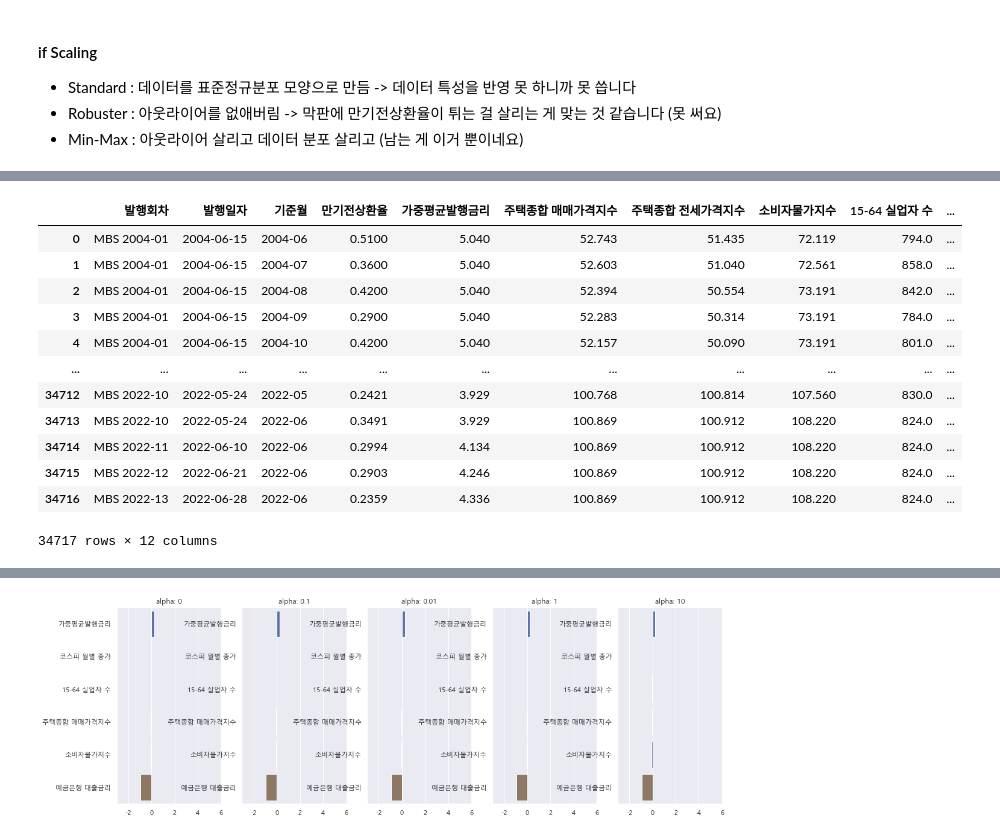
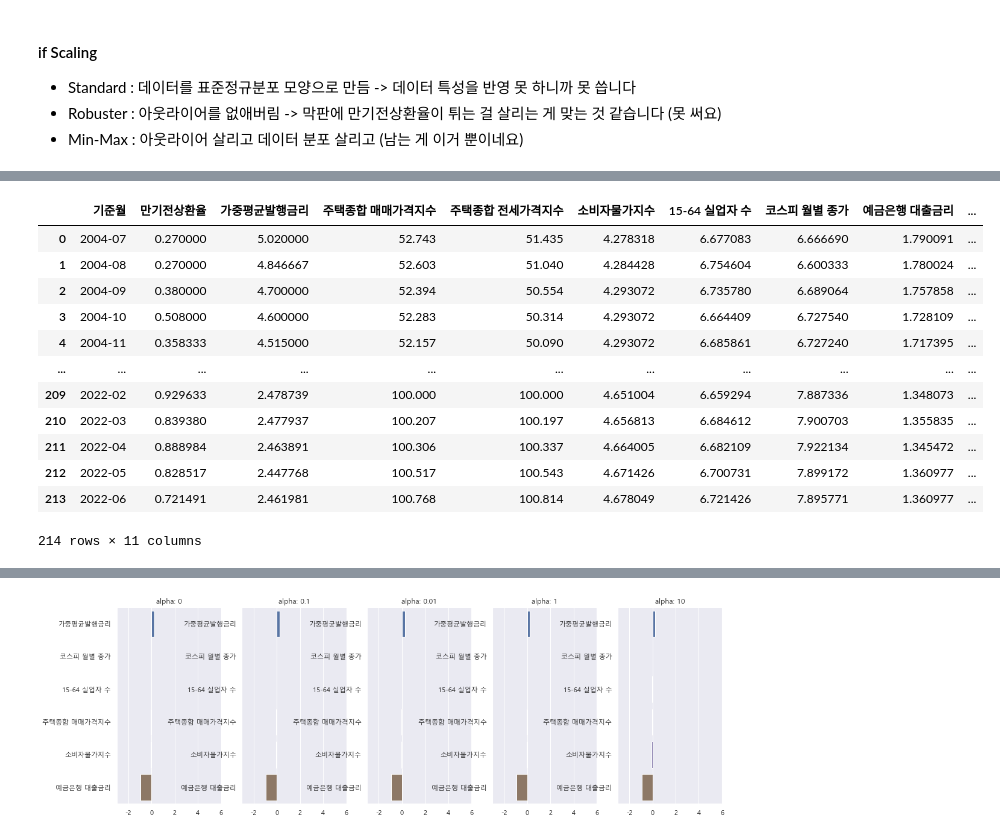
Before and after one commit to pelllzz/ubion4_project1, a Jupyter notebook: code/본격_분석.ipynb, the cells around one changed output, grey strips where cells are left out. Cells and saved outputs as stored; diff of their text form; code cells hidden in the pictures.

```diff
--- a/code/본격_분석.ipynb
+++ b/code/본격_분석.ipynb
@@ -8,5 +19,8 @@ data.drop(columns=['Unnamed: 0'], inplace=True)
 # %%
+# 기준월 기준으로 데이터 그룹화
+data_a = data.groupby(['기준월']).mean()
+
 # 금리 차이 구하기
-data['금리차'] = data['예금은행 대출금리'] - data['가중평균발행금리']
-data
+data_a['금리차'] = data_a['예금은행 대출금리'] - data_a['가중평균발행금리']
+data_a
 # %% [output]
@@ -99,0 +47,11 @@ plt.show()
+# %%
+data_a['주택종합 매매가격지수'] = data_a['주택종합 매매가격지수'].shift(1)
+data_a['주택종합 전세가격지수'] = data_a['주택종합 전세가격지수'].shift(1)
+data_a["예금은행 대출금리"] = np.log(data_a["예금은행 대출금리"]).shift(1)
+data_a["소비자물가지수"] = np.log(data_a["소비자물가지수"]).shift(1)
+data_a["코스피 월별 종가"] = np.log(data_a["코스피 월별 종가"]).shift(1)
+data_a["15-64 실업자 수"] = np.log(data_a["15-64 실업자 수"]).shift(1)
+# %%
+# 결측치 및 중복컬럼 삭제
+data_a.dropna(inplace=True)
+data_a.drop(columns=['조기상환율'], inplace=True)
@@ -189,13 +164,13 @@ plt.show()
 6. 코스피 월별종가 & 주택종합 전세가격지수
 # %%
 # 히트맵을 보고 컬럼에서 상관관계가 높다고 생각된 컬럼들 선정
-test4 = test3.copy()
-test4.drop(columns=['금리차','주택종합 전세가격지수'], inplace=True)
+data_b = data_a.copy()
+data_b.drop(columns=['금리차'], inplace=True)
 
 # 상관관계 재확인
 sns.set(rc={'figure.figsize':(16,16)}) # 히트맵 크기 설정
 plt.rc('font', family='Malgun Gothic') # 한글 깨짐 설정
-sns.heatmap(test4.corr(), annot=True, cmap='coolwarm') # 히트맵 그리기
+sns.heatmap(data_b.corr(), annot=True, cmap='coolwarm') # 히트맵 그리기
 plt.rcParams['axes.unicode_minus'] = False # 마이너스 부호 깨지는 걸 방지함
 plt.show()
 # %% [output]
@@ -270,19 +187,19 @@ Name: 15-64 실업자 수, Length: 34717, dtype: float64
 # %%
 # lag 등을 고려하지 않고 현재 데이터에서 그냥 회귀분석
 
-test6 = test3.copy()
-test6
+data_c = data_b.copy().reset_index()
+data_c
 # %% [output]
-|  | 발행회차 | 발행일자 | 기준월 | 만기전상환율 | 가중평균발행금리 | 주택종합 매매가격지수 | 주택종합 전세가격지수 | 소비자물가지수 | 15-64 실업자 수 | ... |
-| 0 | MBS 2004-01 | 2004-06-15 | 2004-06 | 0.5100 | 5.040 | 52.743 | 51.435 | 72.119 | 794.0 | ... |
-| 1 | MBS 2004-01 | 2004-06-15 | 2004-07 | 0.3600 | 5.040 | 52.603 | 51.040 | 72.561 | 858.0 | ... |
-| 2 | MBS 2004-01 | 2004-06-15 | 2004-08 | 0.4200 | 5.040 | 52.394 | 50.554 | 73.191 | 842.0 | ... |
-| 3 | MBS 2004-01 | 2004-06-15 | 2004-09 | 0.2900 | 5.040 | 52.283 | 50.314 | 73.191 | 784.0 | ... |
-| 4 | MBS 2004-01 | 2004-06-15 | 2004-10 | 0.4200 | 5.040 | 52.157 | 50.090 | 73.191 | 801.0 | ... |
+|  | 기준월 | 만기전상환율 | 가중평균발행금리 | 주택종합 매매가격지수 | 주택종합 전세가격지수 | 소비자물가지수 | 15-64 실업자 수 | 코스피 월별 종가 | 예금은행 대출금리 | ... |
+| 0 | 2004-07 | 0.270000 | 5.020000 | 52.743 | 51.435 | 4.278318 | 6.677083 | 6.666690 | 1.790091 | ... |
+| 1 | 2004-08 | 0.270000 | 4.846667 | 52.603 | 51.040 | 4.284428 | 6.754604 | 6.600333 | 1.780024 | ... |
+| 2 | 2004-09 | 0.380000 | 4.700000 | 52.394 | 50.554 | 4.293072 | 6.735780 | 6.689064 | 1.757858 | ... |
+| 3 | 2004-10 | 0.508000 | 4.600000 | 52.283 | 50.314 | 4.293072 | 6.664409 | 6.727540 | 1.728109 | ... |
+| 4 | 2004-11 | 0.358333 | 4.515000 | 52.157 | 50.090 | 4.293072 | 6.685861 | 6.727240 | 1.717395 | ... |
 | ... | ... | ... | ... | ... | ... | ... | ... | ... | ... | ... |
-| 34712 | MBS 2022-10 | 2022-05-24 | 2022-05 | 0.2421 | 3.929 | 100.768 | 100.814 | 107.560 | 830.0 | ... |
-| 34713 | MBS 2022-10 | 2022-05-24 | 2022-06 | 0.3491 | 3.929 | 100.869 | 100.912 | 108.220 | 824.0 | ... |
-| 34714 | MBS 2022-11 | 2022-06-10 | 2022-06 | 0.2994 | 4.134 | 100.869 | 100.912 | 108.220 | 824.0 | ... |
-| 34715 | MBS 2022-12 | 2022-06-21 | 2022-06 | 0.2903 | 4.246 | 100.869 | 100.912 | 108.220 | 824.0 | ... |
-| 34716 | MBS 2022-13 | 2022-06-28 | 2022-06 | 0.2359 | 4.336 | 100.869 | 100.912 | 108.220 | 824.0 | ... |
+| 209 | 2022-02 | 0.929633 | 2.478739 | 100.000 | 100.000 | 4.651004 | 6.659294 | 7.887336 | 1.348073 | ... |
+| 210 | 2022-03 | 0.839380 | 2.477937 | 100.207 | 100.197 | 4.656813 | 6.684612 | 7.900703 | 1.355835 | ... |
+| 211 | 2022-04 | 0.888984 | 2.463891 | 100.306 | 100.337 | 4.664005 | 6.682109 | 7.922134 | 1.345472 | ... |
+| 212 | 2022-05 | 0.828517 | 2.447768 | 100.517 | 100.543 | 4.671426 | 6.700731 | 7.899172 | 1.360977 | ... |
+| 213 | 2022-06 | 0.721491 | 2.461981 | 100.768 | 100.814 | 4.678049 | 6.721426 | 7.895771 | 1.360977 | ... |
-34717 rows × 12 columns
+214 rows × 11 columns
```
Also changed, not shown: parts of 28 cells of this notebook, 2 other files.
